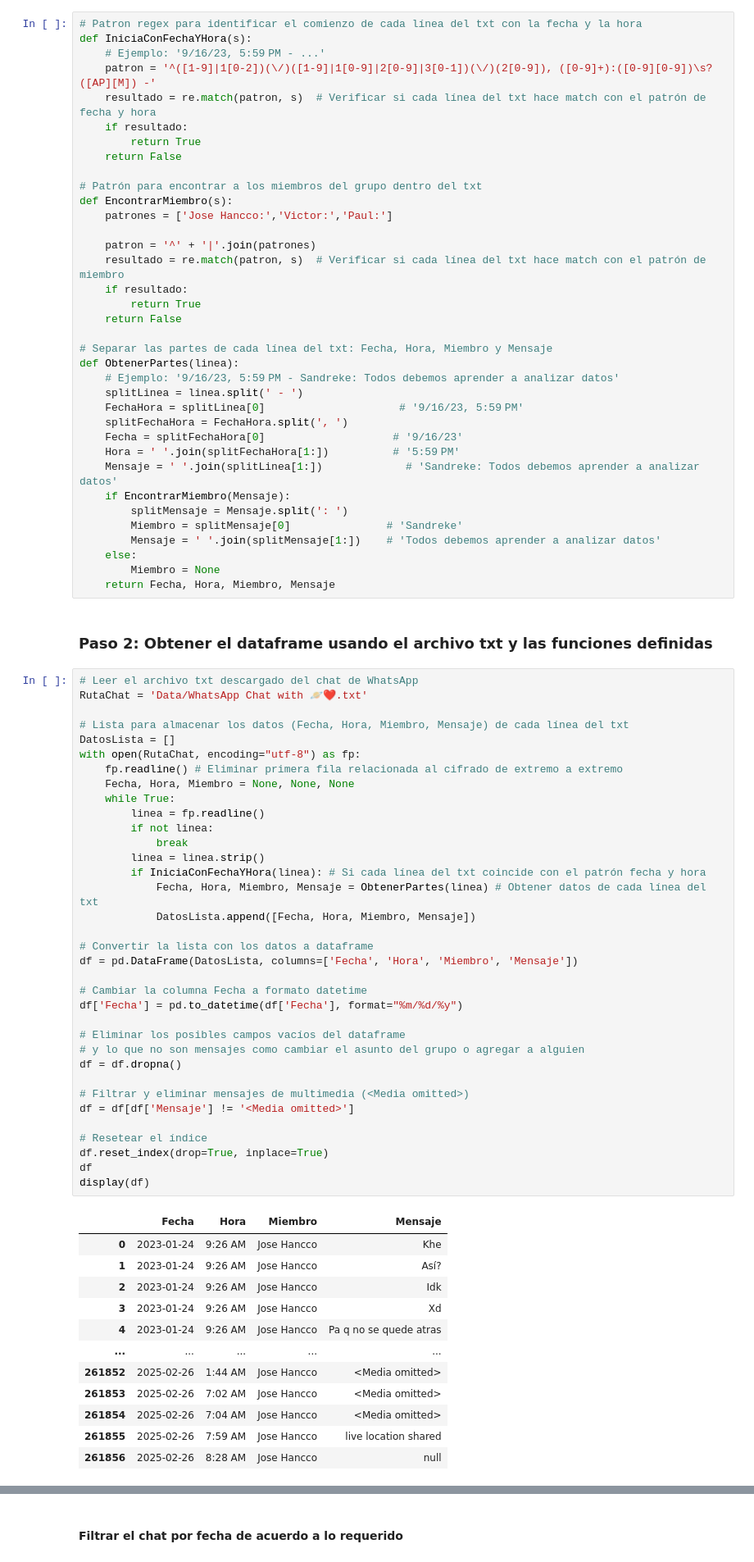
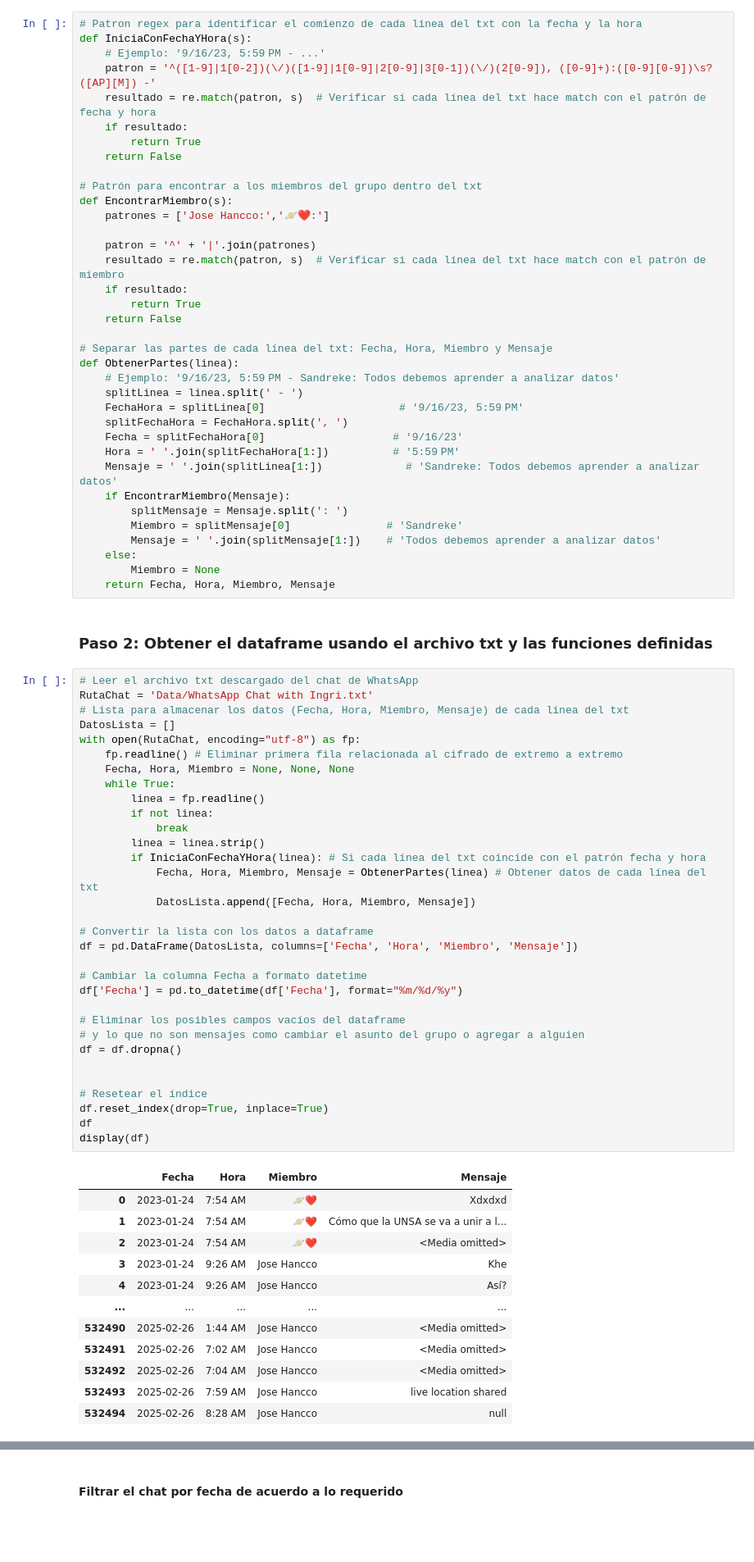
Before and after one commit to Jose4HM/whatsapp-chat-analysis-app, a Jupyter notebook: main.ipynb, the cells around one changed output, grey strips where cells are left out. Shown: that part at 82% size. Drawn from its saved outputs; the diff is of its cells as text; blank space fills up the shorter version.

```diff
--- a/main.ipynb
+++ b/main.ipynb
@@ -28,7 +28,7 @@ def IniciaConFechaYHora(s):
 
 # Patrón para encontrar a los miembros del grupo dentro del txt
 def EncontrarMiembro(s):
-    patrones = ['Jose Hancco:','Victor:','Paul:']
+    patrones = ['Jose Hancco:','🪐❤️:']
 
     patron = '^' + '|'.join(patrones)
     resultado = re.match(patron, s)  # Verificar si cada línea del txt hace match con el patrón de miembro
@@ -56,49 +56,46 @@ def ObtenerPartes(linea):
 ### Paso 2: Obtener el dataframe usando el archivo txt y las funciones definidas
 # %%
 # Leer el archivo txt descargado del chat de WhatsApp
-RutaChat = 'Data/WhatsApp Chat with 🪐❤️.txt'
-
+RutaChat = 'Data/WhatsApp Chat with Ingri.txt'
 # Lista para almacenar los datos (Fecha, Hora, Miembro, Mensaje) de cada línea del txt
 DatosLista = []
 with open(RutaChat, encoding="utf-8") as fp:
     fp.readline() # Eliminar primera fila relacionada al cifrado de extremo a extremo
     Fecha, Hora, Miembro = None, None, None
     while True:
         linea = fp.readline()
         if not linea:
             break
         linea = linea.strip()
         if IniciaConFechaYHora(linea): # Si cada línea del txt coincide con el patrón fecha y hora
             Fecha, Hora, Miembro, Mensaje = ObtenerPartes(linea) # Obtener datos de cada línea del txt
             DatosLista.append([Fecha, Hora, Miembro, Mensaje])
 
 # Convertir la lista con los datos a dataframe
 df = pd.DataFrame(DatosLista, columns=['Fecha', 'Hora', 'Miembro', 'Mensaje'])
 
 # Cambiar la columna Fecha a formato datetime
 df['Fecha'] = pd.to_datetime(df['Fecha'], format="%m/%d/%y")
 
 # Eliminar los posibles campos vacíos del dataframe
 # y lo que no son mensajes como cambiar el asunto del grupo o agregar a alguien
 df = df.dropna()
 
-# Filtrar y eliminar mensajes de multimedia (<Media omitted>)
-df = df[df['Mensaje'] != '<Media omitted>']
 
 # Resetear el índice
 df.reset_index(drop=True, inplace=True)
 df
 display(df)
 # %% [output]
 |  | Fecha | Hora | Miembro | Mensaje |
-| 0 | 2023-01-24 | 9:26 AM | Jose Hancco | Khe |
-| 1 | 2023-01-24 | 9:26 AM | Jose Hancco | Así? |
-| 2 | 2023-01-24 | 9:26 AM | Jose Hancco | Idk |
-| 3 | 2023-01-24 | 9:26 AM | Jose Hancco | Xd |
-| 4 | 2023-01-24 | 9:26 AM | Jose Hancco | Pa q no se quede atras |
+| 0 | 2023-01-24 | 7:54 AM | 🪐❤️ | Xdxdxd |
+| 1 | 2023-01-24 | 7:54 AM | 🪐❤️ | Cómo que la UNSA se va a unir a l... |
+| 2 | 2023-01-24 | 7:54 AM | 🪐❤️ | <Media omitted> |
+| 3 | 2023-01-24 | 9:26 AM | Jose Hancco | Khe |
+| 4 | 2023-01-24 | 9:26 AM | Jose Hancco | Así? |
 | ... | ... | ... | ... | ... |
-| 261852 | 2025-02-26 | 1:44 AM | Jose Hancco | <Media omitted> |
-| 261853 | 2025-02-26 | 7:02 AM | Jose Hancco | <Media omitted> |
-| 261854 | 2025-02-26 | 7:04 AM | Jose Hancco | <Media omitted> |
-| 261855 | 2025-02-26 | 7:59 AM | Jose Hancco | live location shared |
-| 261856 | 2025-02-26 | 8:28 AM | Jose Hancco | null |
+| 532490 | 2025-02-26 | 1:44 AM | Jose Hancco | <Media omitted> |
+| 532491 | 2025-02-26 | 7:02 AM | Jose Hancco | <Media omitted> |
+| 532492 | 2025-02-26 | 7:04 AM | Jose Hancco | <Media omitted> |
+| 532493 | 2025-02-26 | 7:59 AM | Jose Hancco | live location shared |
+| 532494 | 2025-02-26 | 8:28 AM | Jose Hancco | null |
```
Also changed, not shown: parts of 12 cells of this notebook, 5 other files.
